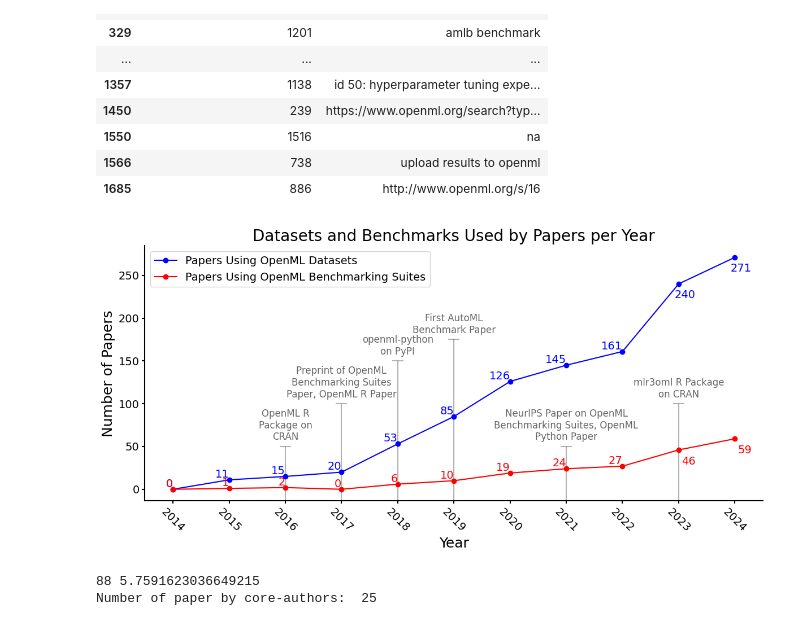
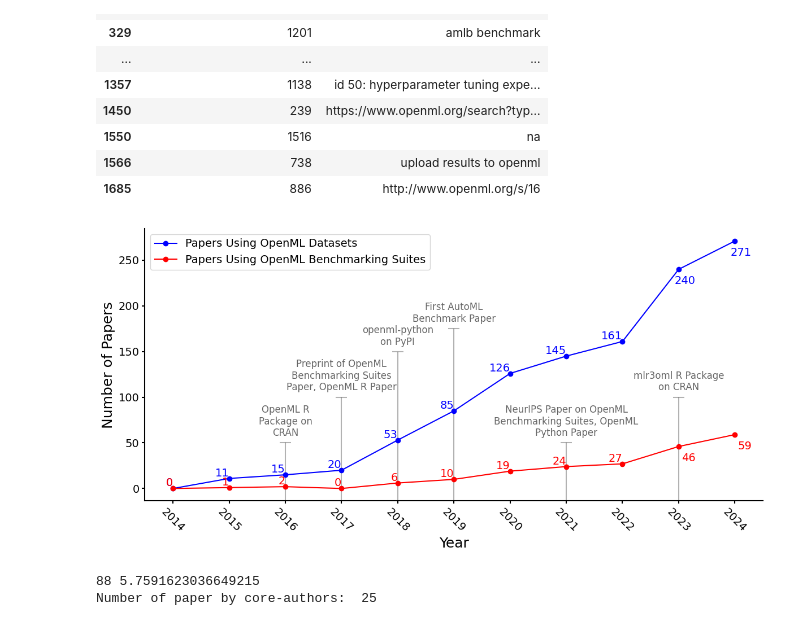
Before and after one commit to openml/OpenML-Paper-Impact-Analysis, a Jupyter notebook: scripts/openml_impact_analysis.ipynb, the cells around one changed output. Saved outputs shown, nothing was run; the diff lists cells and outputs as text; code cells hidden in the pictures.

```diff
--- a/scripts/openml_impact_analysis.ipynb
+++ b/scripts/openml_impact_analysis.ipynb
@@ -661,35 +662,35 @@ for year, anno_dict in annotations.items():
 for data, color, label in [
     (datasets_by_year_filtered, 'blue', "Papers Using OpenML Datasets"),
     (benchmarks_by_year_filtered, 'red', "Papers Using OpenML Benchmarking Suites")
 ]:
     ax.plot(data.index, data.values, color=color, marker="o", label=label)
     add_data_labels(ax, data.index, data.values, color)
 
 # Style the axes
 all_years = range(min(datasets_by_year.index), max(datasets_by_year.index) + 1)
 ax.set_xticks(all_years)
 ax.set_xticklabels(all_years,rotation=-45)
 ax.tick_params(axis='both', which='major', labelsize=LABEL_SIZE, width=1.5)
 for spine in ax.spines.values():
     spine.set_linewidth(1.5)
 ax.spines['top'].set_visible(False)
 ax.spines['right'].set_visible(False)
 
 # Add labels and grid
 ax.set_xlabel("Year", fontsize=18)
 ax.set_ylabel("Number of Papers", fontsize=18)
-ax.set_title("Datasets and Benchmarks Used by Papers per Year", fontsize=TITLE_SIZE)
+# ax.set_title("Datasets and Benchmarks Used by Papers per Year", fontsize=TITLE_SIZE)
 ax.legend(fontsize=14)
 #ax.grid(True, linestyle="--", alpha=0.6)
 
 plt.tight_layout()
 plt.show()
 
 # Save figure
 with PdfPages("Datasets_and_Benchmark_per_year.pdf") as fh:
     fh.savefig(fig, bbox_inches="tight")
 # %% [output]
-[figure, old version]
+[figure, new version]
 # %%
 other_interactions = available_papers[available_papers["Does the paper interact in any other way with OpenML?"] == "yes"]
 
```
Also changed, not shown: parts of 2 cells of this notebook, 2 other files.
